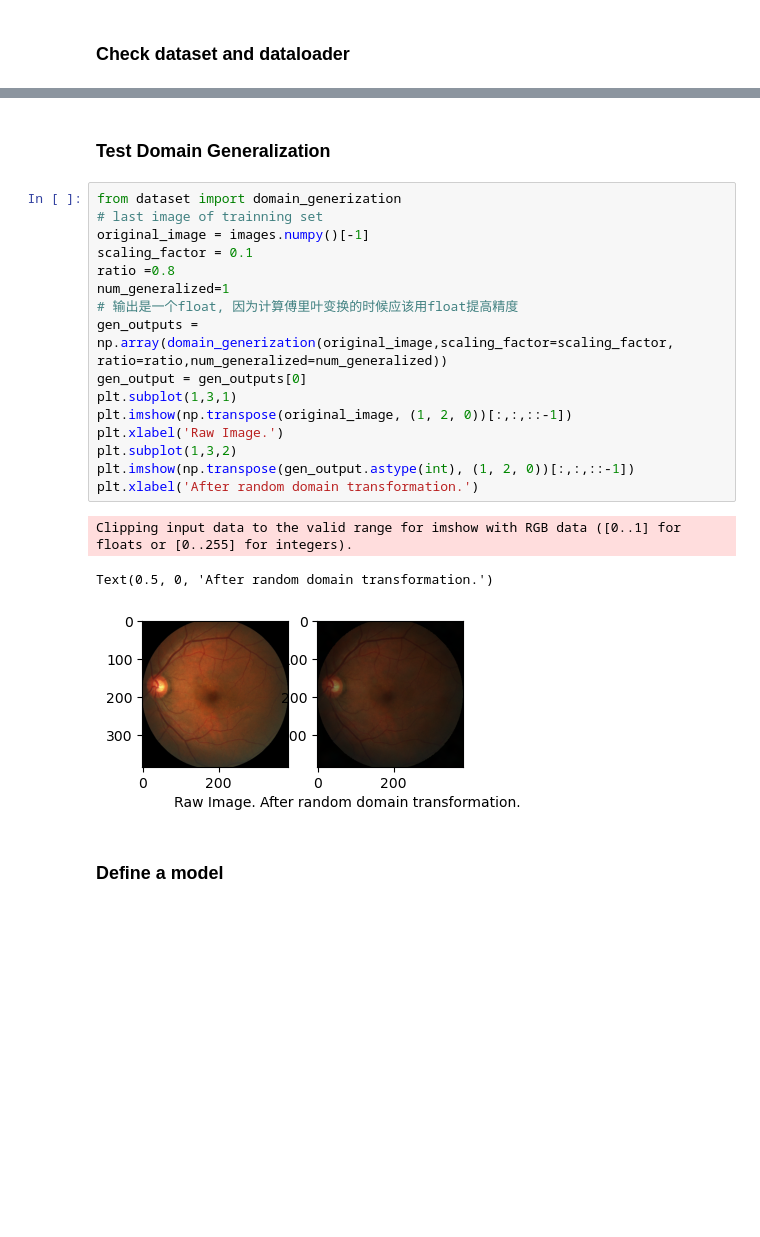
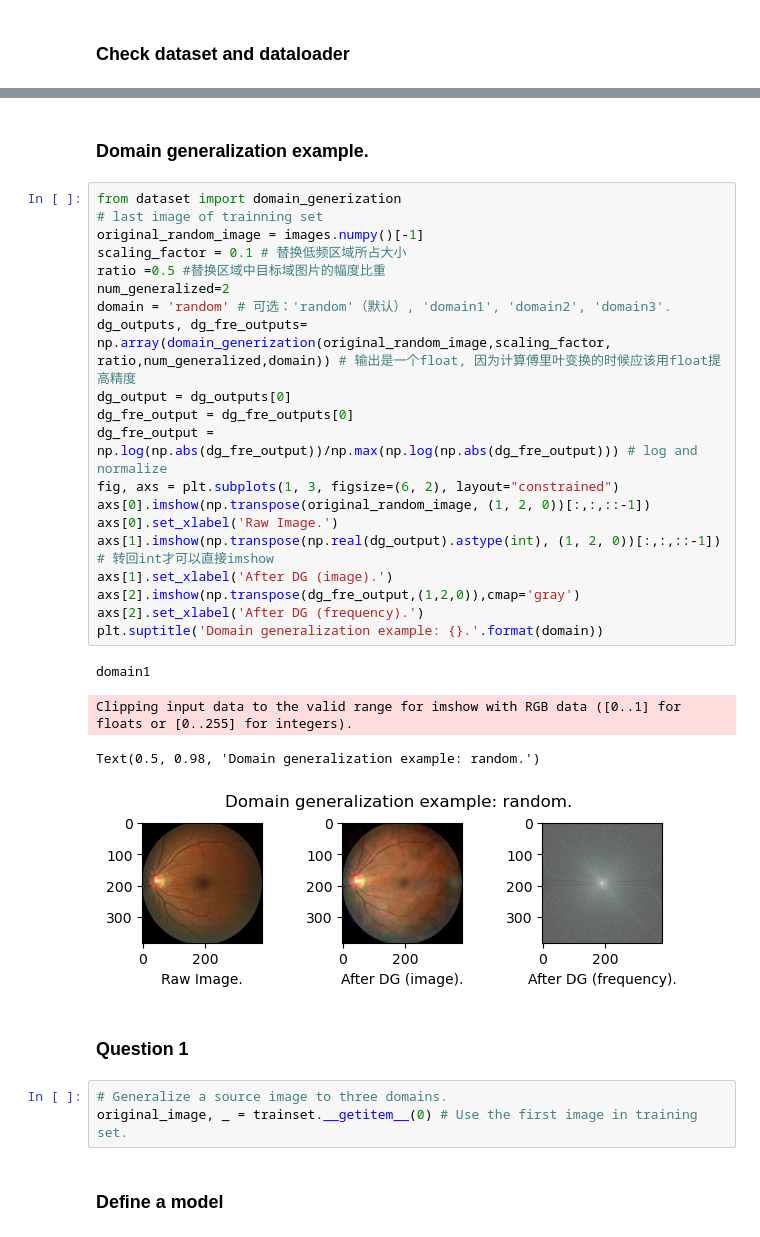
Before and after one commit to QianrenLi/DG_Segmentation_released, a Jupyter notebook: project1.ipynb, the cells around one changed output, grey strips where cells are left out. Cells and saved outputs as stored; diff of their text form; blank space fills up the shorter version.

Commit message:
update DG example, fix dataset bug for 'domain1' (*.jpg)

```diff
--- a/project1.ipynb
+++ b/project1.ipynb
@@ -59,25 +58,36 @@ plt.imshow(target_last,cmap='gray')
 # %% [markdown]
-### Test Domain Generalization
+### Domain generalization example.
 # %%
 from dataset import domain_generization
 # last image of trainning set
-original_image = images.numpy()[-1]
-scaling_factor = 0.1
-ratio =0.8
-num_generalized=1
-# 输出是一个float, 因为计算傅里叶变换的时候应该用float提高精度
-gen_outputs = np.array(domain_generization(original_image,scaling_factor=scaling_factor, ratio=ratio,num_generalized=num_generalized))
-gen_output = gen_outputs[0]
-plt.subplot(1,3,1)
-plt.imshow(np.transpose(original_image, (1, 2, 0))[:,:,::-1])
-plt.xlabel('Raw Image.')
-plt.subplot(1,3,2)
-plt.imshow(np.transpose(gen_output.astype(int), (1, 2, 0))[:,:,::-1])
-plt.xlabel('After random domain transformation.')
+original_random_image = images.numpy()[-1]
+scaling_factor = 0.1 # 替换低频区域所占大小
+ratio =0.5 #替换区域中目标域图片的幅度比重
+num_generalized=2
+domain = 'random' # 可选：'random'（默认）, 'domain1', 'domain2', 'domain3'.
+dg_outputs, dg_fre_outputs= np.array(domain_generization(original_random_image,scaling_factor,
+ratio,num_generalized,domain)) # 输出是一个float, 因为计算傅里叶变换的时候应该用float提高精度
+dg_output = dg_outputs[0]
+dg_fre_output = dg_fre_outputs[0]
+dg_fre_output = np.log(np.abs(dg_fre_output))/np.max(np.log(np.abs(dg_fre_output))) # log and normalize
+fig, axs = plt.subplots(1, 3, figsize=(6, 2), layout="constrained")
+axs[0].imshow(np.transpose(original_random_image, (1, 2, 0))[:,:,::-1])
+axs[0].set_xlabel('Raw Image.')
+axs[1].imshow(np.transpose(np.real(dg_output).astype(int), (1, 2, 0))[:,:,::-1]) # 转回int才可以直接imshow
+axs[1].set_xlabel('After DG (image).')
+axs[2].imshow(np.transpose(dg_fre_output,(1,2,0)),cmap='gray')
+axs[2].set_xlabel('After DG (frequency).')
+plt.suptitle('Domain generalization example: {}.'.format(domain))
 # %% [output]
-Clipping input data to the valid range for imshow with RGB data ([0..1] for floats or [0..255] for integers).
+domain1
-Text(0.5, 0, 'After random domain transformation.')
+Clipping input data to the valid range for imshow with RGB data ([0..1] for floats or [0..255] for integers).
+Text(0.5, 0.98, 'Domain generalization example: random.')
-[figure, old version]
+[figure, new version]
+# %% [markdown]
+### Question 1
+# %%
+# Generalize a source image to three domains.
+original_image, _ = trainset.__getitem__(0) # Use the first image in training set.
 # %% [markdown]
 ### Define a model
 # %%
```
Also changed, not shown: parts of 5 cells of this notebook, 1 other file.
